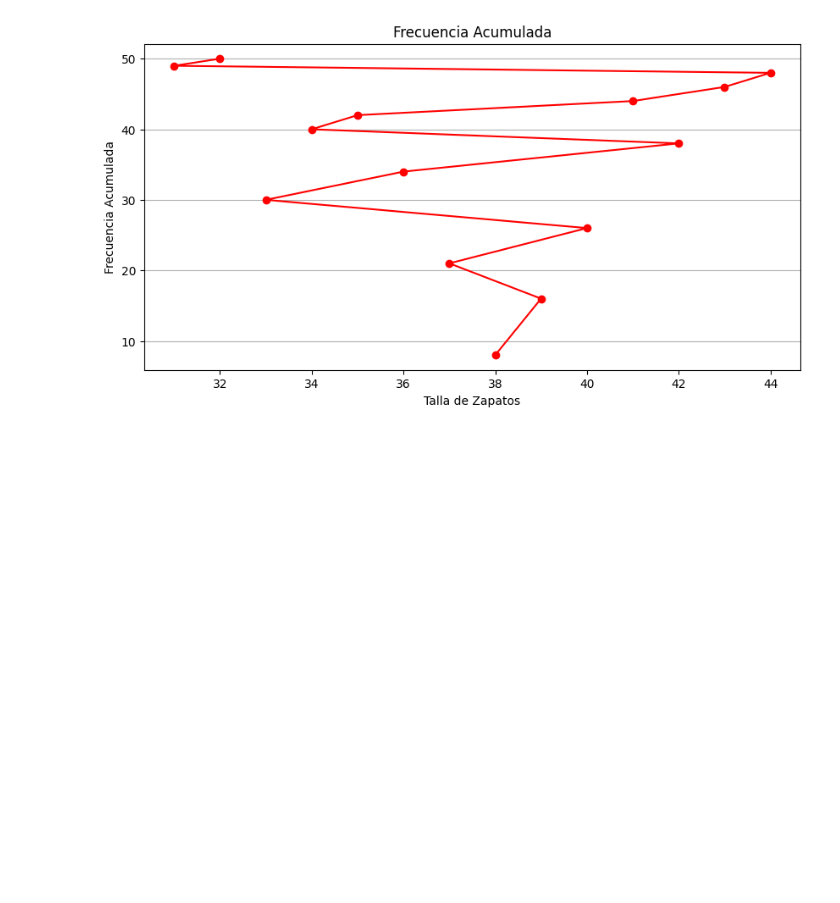
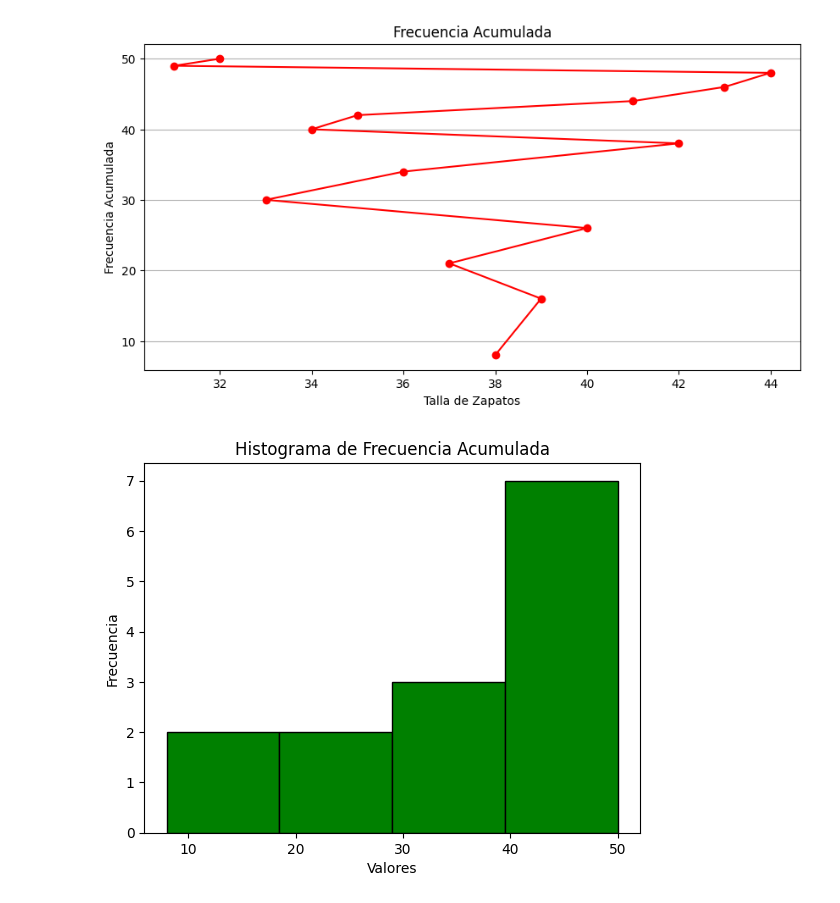
Before and after one commit to DarkKing516/MachineLearning, a Jupyter notebook: clase_random/estadistica.ipynb, the cells around one changed output. Cells and saved outputs as stored; diff of their text form; code cells hidden in the pictures; blank space fills up the shorter version.

```diff
--- a/clase_random/estadistica.ipynb
+++ b/clase_random/estadistica.ipynb
@@ -155,3 +155,13 @@ plt.grid(axis='y')
 plt.show()
 # %% [output]
 [figure]
+# %%
+plt.hist(frecuencia['Frecuencia A AD'], bins=4, edgecolor='black', color="green")
+
+plt.xlabel('Valores')
+plt.ylabel('Frecuencia')
+plt.title('Histograma de Frecuencia Acumulada')
+
+plt.show()
+# %% [output]
+[figure, added]
```
